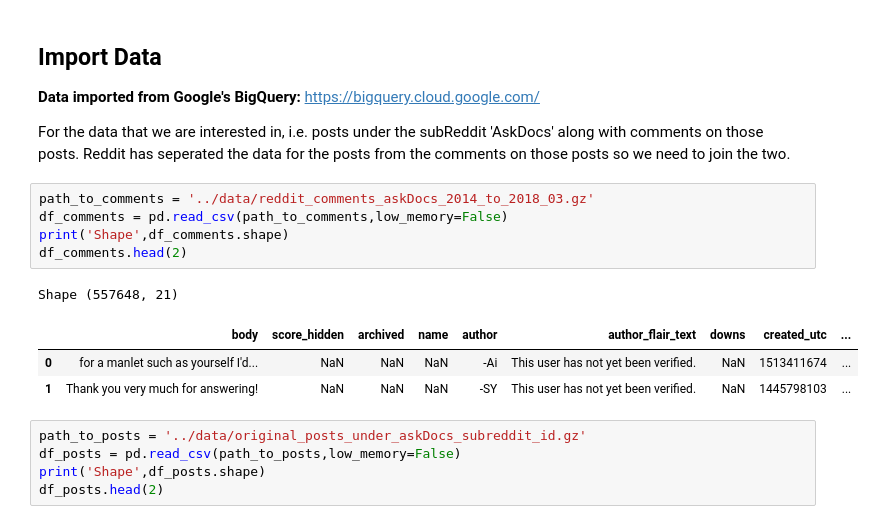
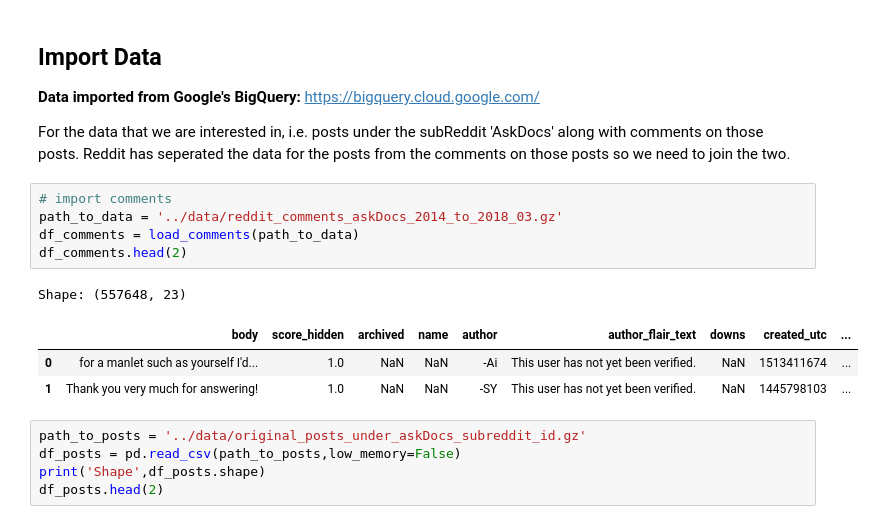
Before and after one commit to aus10powell/Automated-Health-Responses, a Jupyter notebook: notebooks/post_and_comment_join.ipynb, the cells around one changed output. Drawn from its saved outputs; the diff is of its cells as text.

```diff
--- a/notebooks/post_and_comment_join.ipynb
+++ b/notebooks/post_and_comment_join.ipynb
@@ -22,15 +27,15 @@ import spacy
 
 For the data that we are interested in, i.e. posts under the subReddit 'AskDocs' along with comments on those posts. Reddit has seperated the data for the posts from the comments on those posts so we need to join the two.
 # %%
-path_to_comments = '../data/reddit_comments_askDocs_2014_to_2018_03.gz'
-df_comments = pd.read_csv(path_to_comments,low_memory=False)
-print('Shape',df_comments.shape)
+# import comments
+path_to_data = '../data/reddit_comments_askDocs_2014_to_2018_03.gz'
+df_comments = load_comments(path_to_data)
 df_comments.head(2)
 # %% [output]
-Shape (557648, 21)
+Shape: (557648, 23)
 |  | body | score_hidden | archived | name | author | author_flair_text | downs | created_utc | ... |
-| 0 | for a manlet such as yourself I'd... | NaN | NaN | NaN | -Ai | This user has not yet been verified. | NaN | 1513411674 | ... |
-| 1 | Thank you very much for answering! | NaN | NaN | NaN | -SY | This user has not yet been verified. | NaN | 1445798103 | ... |
+| 0 | for a manlet such as yourself I'd... | 1.0 | NaN | NaN | -Ai | This user has not yet been verified. | NaN | 1513411674 | ... |
+| 1 | Thank you very much for answering! | 1.0 | NaN | NaN | -SY | This user has not yet been verified. | NaN | 1445798103 | ... |
 # %%
 path_to_posts = '../data/original_posts_under_askDocs_subreddit_id.gz'
 df_posts = pd.read_csv(path_to_posts,low_memory=False)
```
Also changed, not shown: parts of 3 cells of this notebook, 4 other files.
